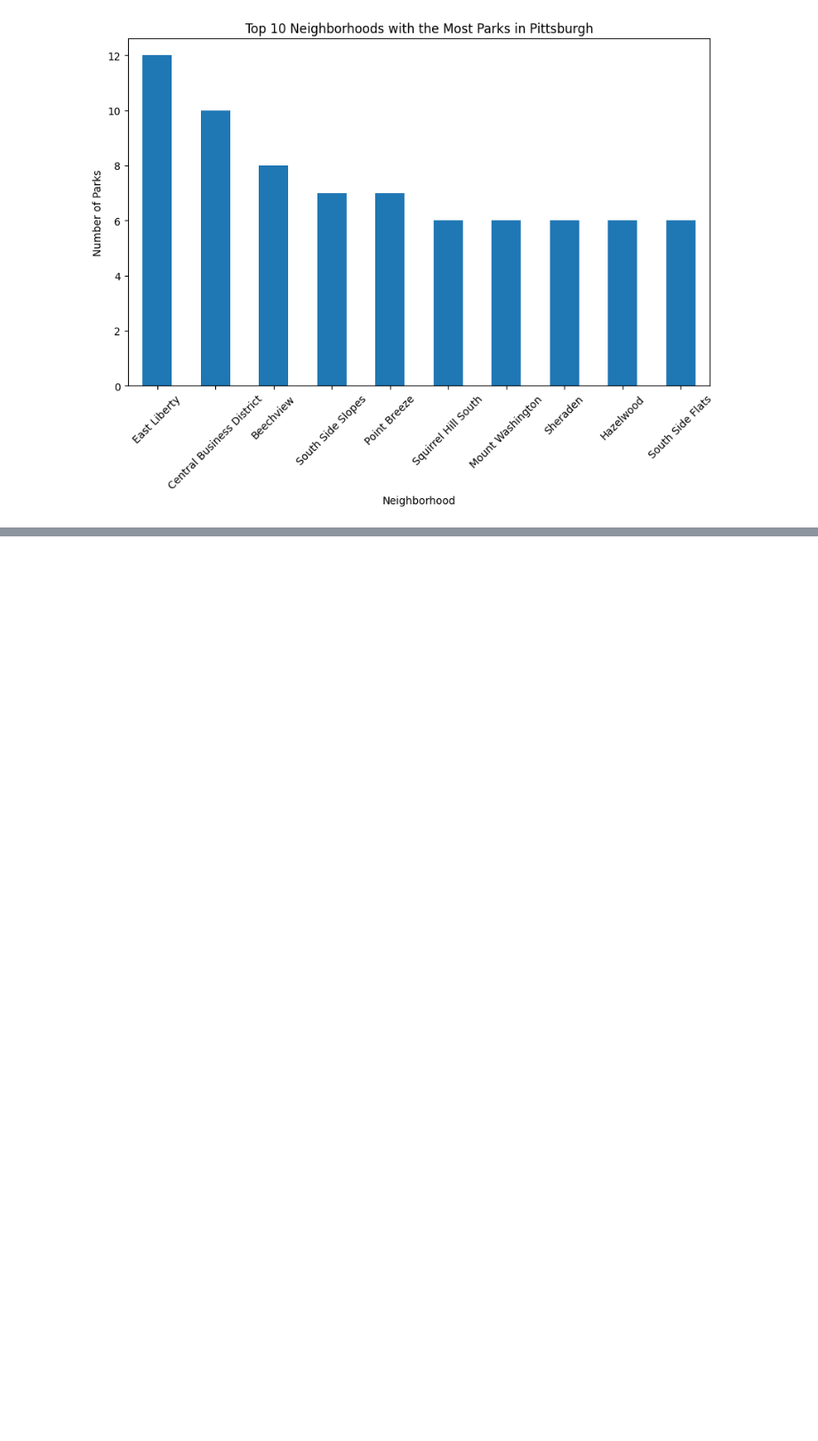
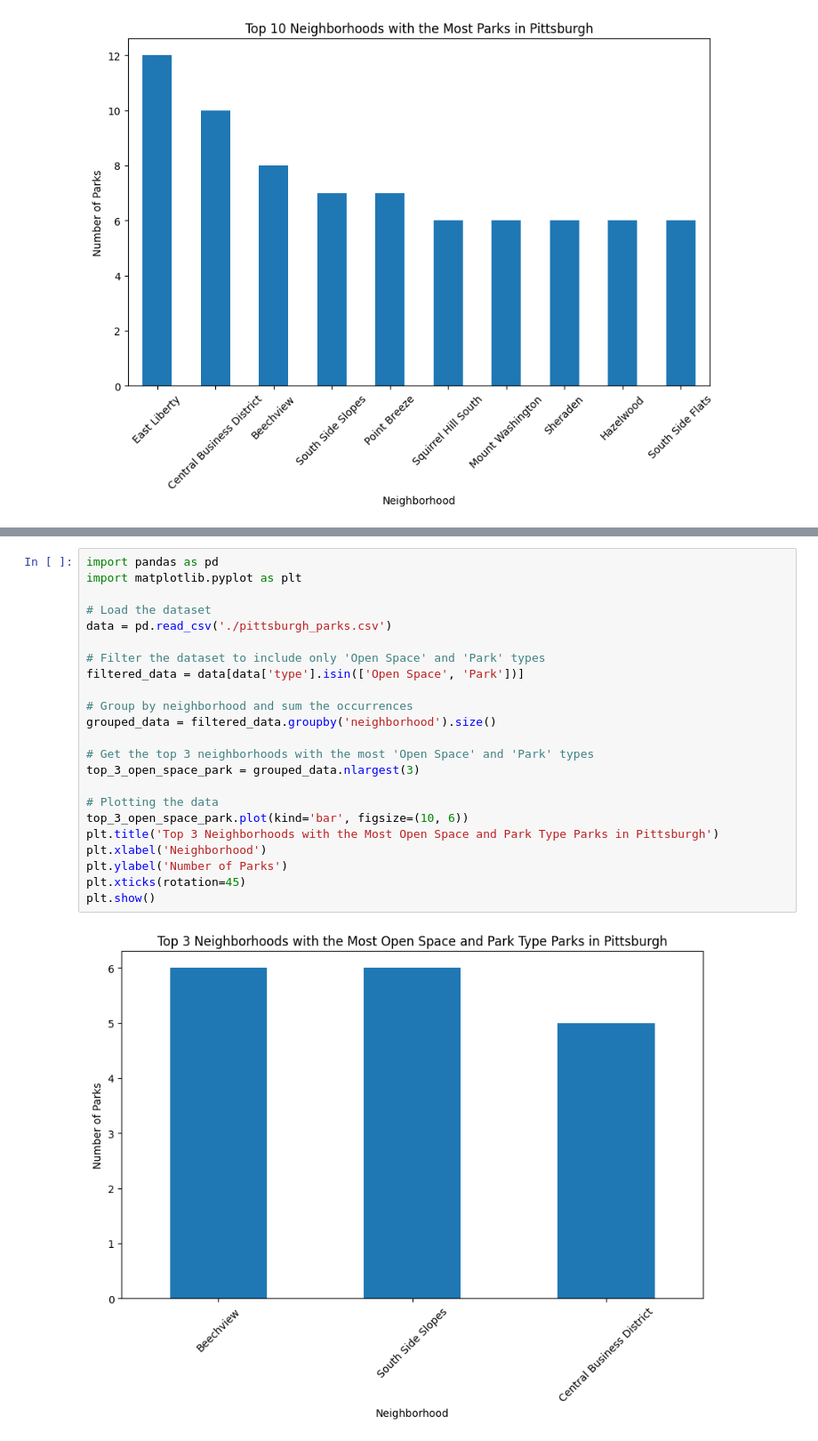
Before and after one commit to prebish/best-neighborhood-search, a Jupyter notebook: joel.ipynb, the cells around one changed output, grey strips where cells are left out. Shown at 89% size. Cells and saved outputs as stored; diff of their text form; blank space fills up the shorter version.

```diff
--- a/joel.ipynb
+++ b/joel.ipynb
@@ -23,0 +88,25 @@ plt.show()
+# %%
+import pandas as pd
+import matplotlib.pyplot as plt
+
+# Load the dataset
+data = pd.read_csv('./pittsburgh_parks.csv')
+
+# Filter the dataset to include only 'Open Space' and 'Park' types
+filtered_data = data[data['type'].isin(['Open Space', 'Park'])]
+
+# Group by neighborhood and sum the occurrences
+grouped_data = filtered_data.groupby('neighborhood').size()
+
+# Get the top 3 neighborhoods with the most 'Open Space' and 'Park' types
+top_3_open_space_park = grouped_data.nlargest(3)
+
+# Plotting the data
+top_3_open_space_park.plot(kind='bar', figsize=(10, 6))
+plt.title('Top 3 Neighborhoods with the Most Open Space and Park Type Parks in Pittsburgh')
+plt.xlabel('Neighborhood')
+plt.ylabel('Number of Parks')
+plt.xticks(rotation=45)
+plt.show()
+# %% [output]
+[figure, added]
```
Also changed, not shown: parts of 5 cells of this notebook.
